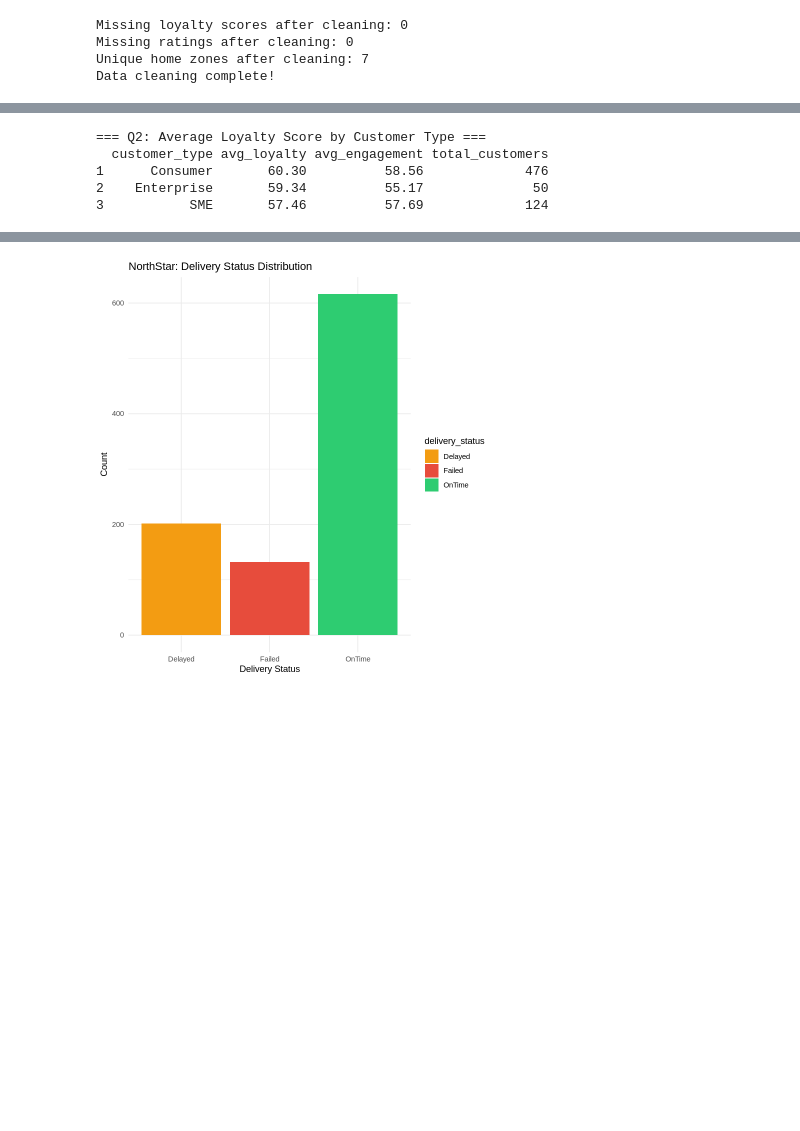
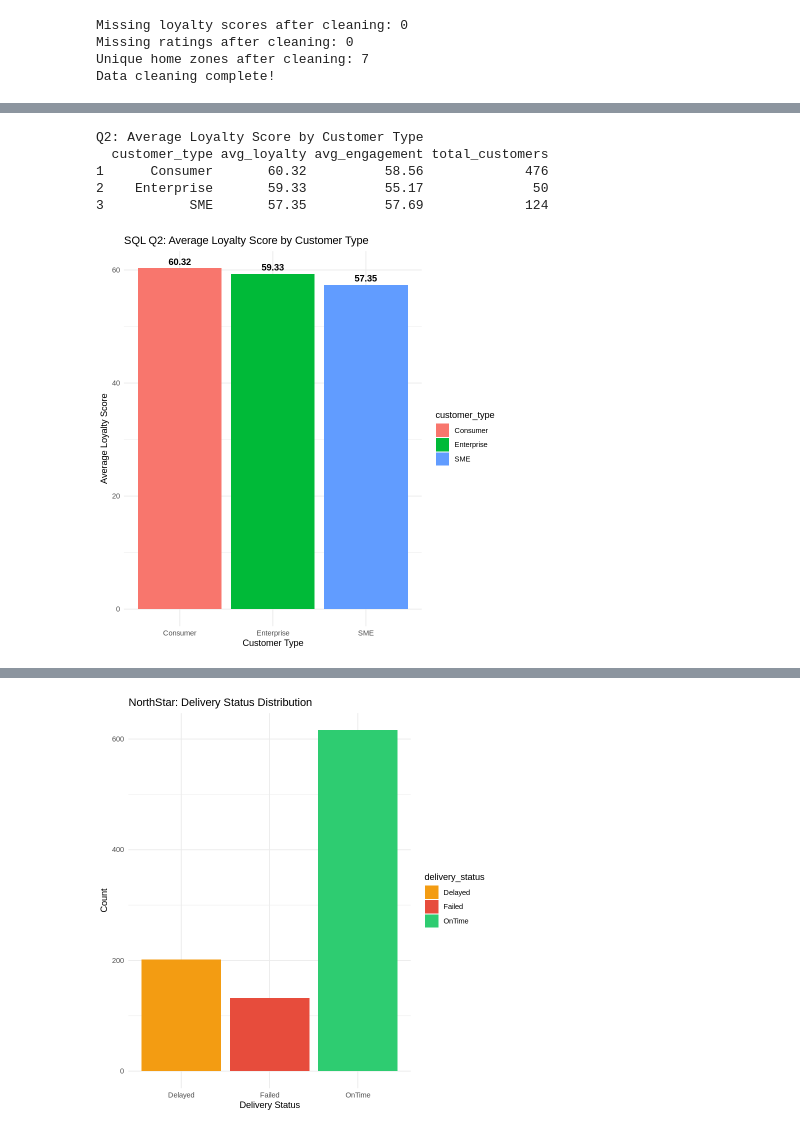
Before and after one commit to raniyaarani13-web/north-star-analytics, a Jupyter notebook: DBA_assignment_R_Raniya.ipynb, the cells around one changed output, grey strips where cells are left out. Saved outputs shown, nothing was run; the diff lists cells and outputs as text; code cells hidden in the pictures; blank space fills up the shorter version.

```diff
--- a/DBA_assignment_R_Raniya.ipynb
+++ b/DBA_assignment_R_Raniya.ipynb
@@ -247,18 +262,26 @@ print(q1)
 # %%
-# --- SQL Query 2: Average loyalty score by customer type ---
-cat("\n=== Q2: Average Loyalty Score by Customer Type ===\n")
+#SQL Query 2: Average loyalty score by customer type
+cat("\nQ2: Average Loyalty Score by Customer Type\n")
 q2 <- sqldf("SELECT customer_type,
              ROUND(AVG(loyalty_score), 2) AS avg_loyalty,
              ROUND(AVG(app_engagement_score), 2) AS avg_engagement,
              COUNT(*) AS total_customers
              FROM customers
              GROUP BY customer_type
              ORDER BY avg_loyalty DESC")
 print(q2)
+
+ggplot(q2, aes(x = customer_type, y = avg_loyalty, fill = customer_type)) +
+  geom_bar(stat = "identity") +
+  labs(title = "SQL Q2: Average Loyalty Score by Customer Type",
+       x = "Customer Type", y = "Average Loyalty Score") +
+  theme_minimal() +
+  geom_text(aes(label = avg_loyalty), vjust = -0.5, fontface = "bold")
 # %% [output]
-=== Q2: Average Loyalty Score by Customer Type ===
+Q2: Average Loyalty Score by Customer Type
   customer_type avg_loyalty avg_engagement total_customers
-1      Consumer       60.30          58.56             476
-2    Enterprise       59.34          55.17              50
-3           SME       57.46          57.69             124
+1      Consumer       60.32          58.56             476
+2    Enterprise       59.33          55.17              50
+3           SME       57.35          57.69             124
+[figure, added]
 # %%
```
Also changed, not shown: parts of 12 cells of this notebook.
